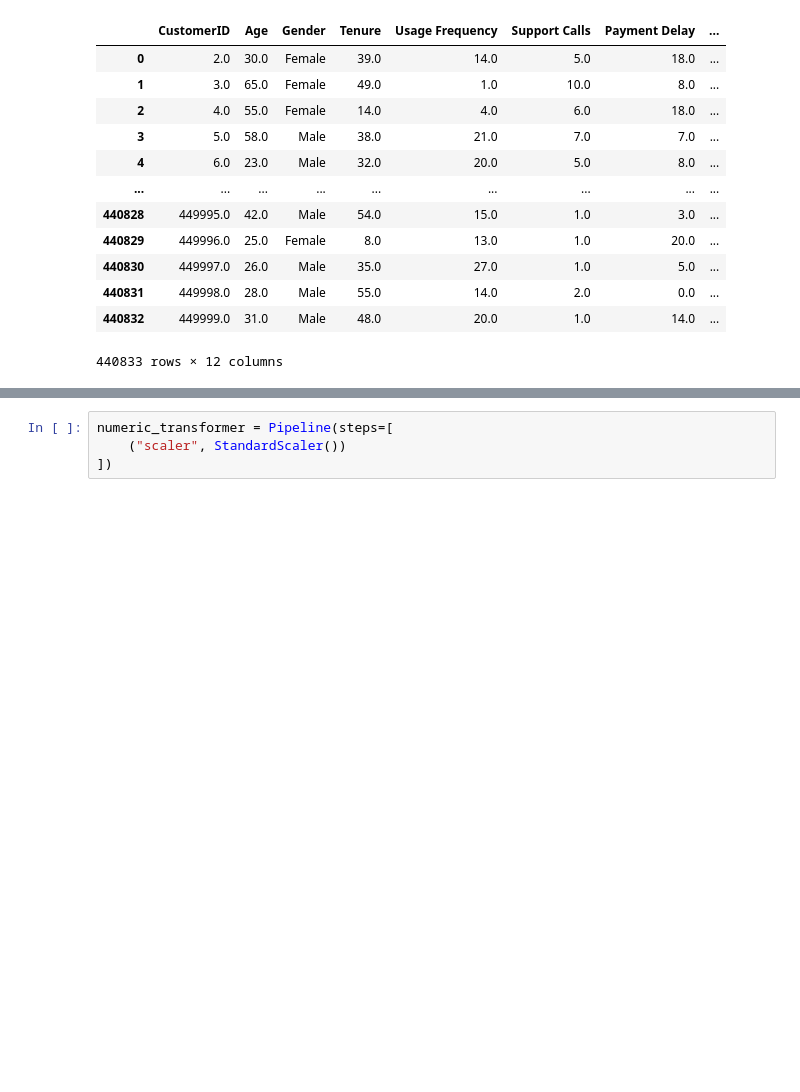
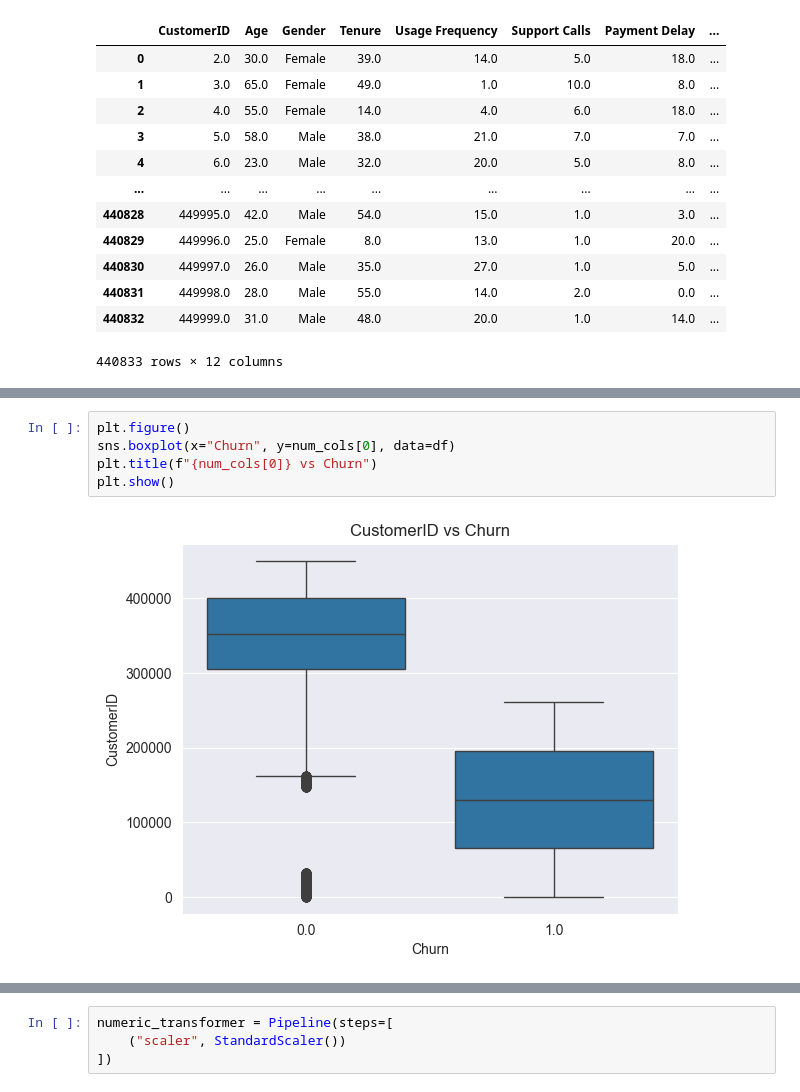
Before and after one commit to SoumyadeepGuha54/Customer-Churn-Prediction, a Jupyter notebook: main.ipynb, the cells around one changed output, grey strips where cells are left out. Cells and saved outputs as stored; diff of their text form; blank space fills up the shorter version.

```diff
--- a/main.ipynb
+++ b/main.ipynb
@@ -35,0 +82,7 @@ df
+# %%
+plt.figure()
+sns.boxplot(x="Churn", y=num_cols[0], data=df)
+plt.title(f"{num_cols[0]} vs Churn")
+plt.show()
+# %% [output]
+[figure, added]
```
Also changed, not shown: parts of 43 cells of this notebook, 1 other file.
